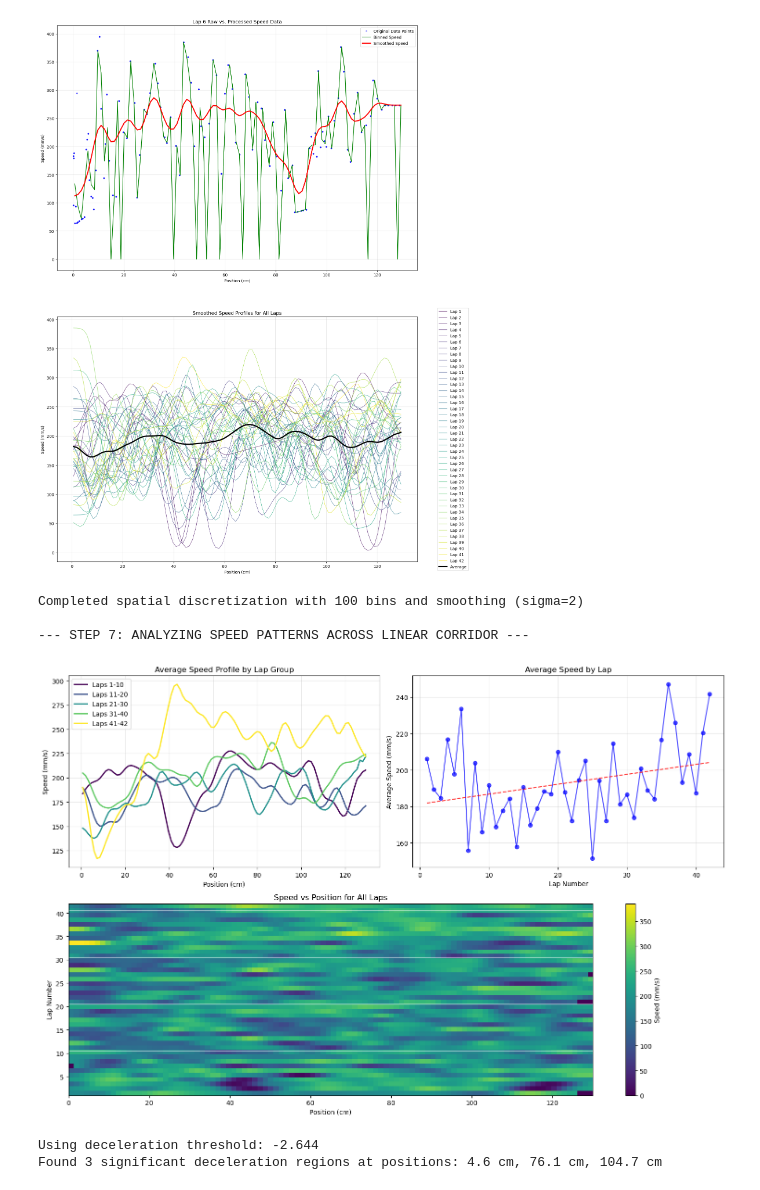
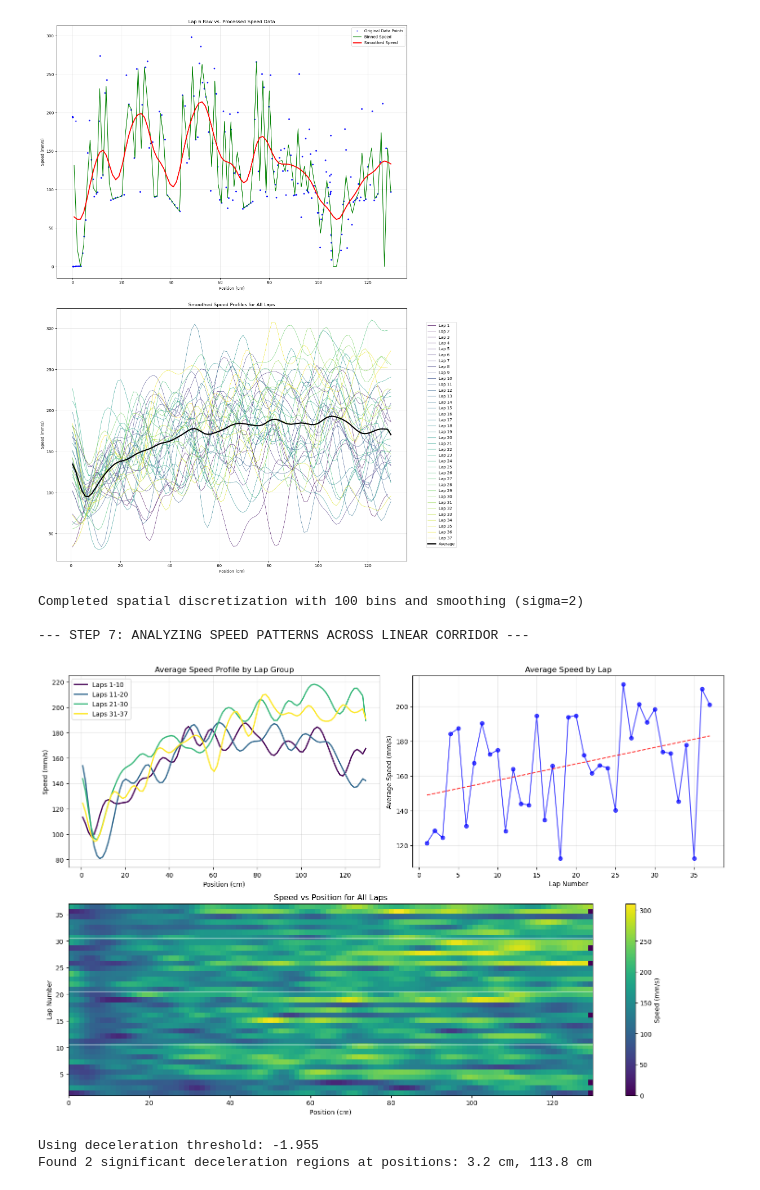
Before and after one commit to jasmineyeo/V1_SpatialModulation, a Jupyter notebook: SpatialModulation_notebook/treadmill_behavior.ipynb, the cells around one changed output. Cells and saved outputs as stored; diff of their text form; code cells hidden in the pictures.

```diff
--- a/SpatialModulation_notebook/treadmill_behavior.ipynb
+++ b/SpatialModulation_notebook/treadmill_behavior.ipynb
@@ -875,8 +875,11 @@ def run_comprehensive_analysis(treadmill_file_path, VRlog_path):
     return results
 # %%
  # Paths to your data files
-VRlog_path = r"D:\V1_SpatialModulation\V1_SpatialMod_VRLog\VRlog_JSY038_05012025_02-18-59.txt"
-treadmill_file_path = r"D:\V1_SpatialModulation\V1_SpatialMod_VRLog\TMlog_05012025_02-18-59.txt"
+# VRlog_path = r"D:\V1_SpatialModulation\V1_SpatialMod_VRLog\VRlog_JSY038_05012025_02-18-59.txt"
+# treadmill_file_path = r"D:\V1_SpatialModulation\V1_SpatialMod_VRLog\TMlog_05012025_02-18-59.txt"
+
+VRlog_path = r"D:\V1_SpatialModulation\V1_SpatialMod_VRLog\VRlog_JSY038_05112025_04-41-37.txt"
+treadmill_file_path = r"D:\V1_SpatialModulation\V1_SpatialMod_VRLog\TMlog_05112025_04-41-37.txt"
 
 # Run the comprehensive analysis
 results = run_comprehensive_analysis(treadmill_file_path, VRlog_path)
@@ -899,9 +902,9 @@ Original VR location range: 14.13 to 364.09
 
 --- STEP 6: DISCRETIZING SPEEDS INTO SPATIAL BINS WITH NOISE REDUCTION ---
-[figure, old version]
+[figure, new version]
 Completed spatial discretization with 100 bins and smoothing (sigma=2)
 
 --- STEP 7: ANALYZING SPEED PATTERNS ACROSS LINEAR CORRIDOR ---
-[figure, old version]
+[figure, new version]
-Using deceleration threshold: -2.644
-Found 3 significant deceleration regions at positions: 4.6 cm, 76.1 cm, 104.7 cm
+Using deceleration threshold: -1.955
+Found 2 significant deceleration regions at positions: 3.2 cm, 113.8 cm
```
Also changed, not shown: parts of 1 cell of this notebook, 4 other files.
